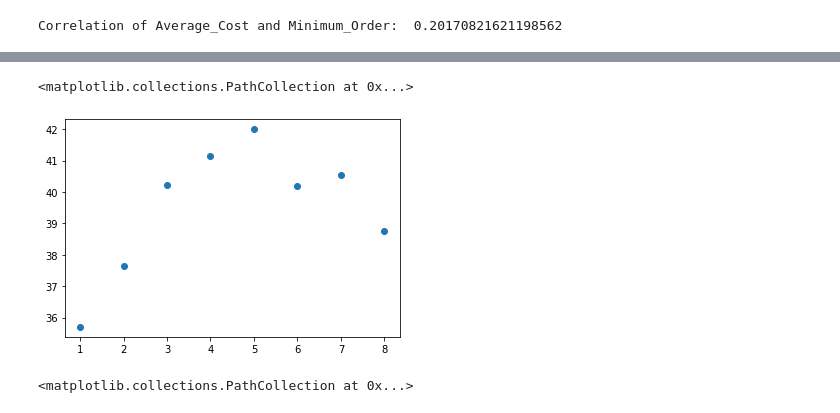
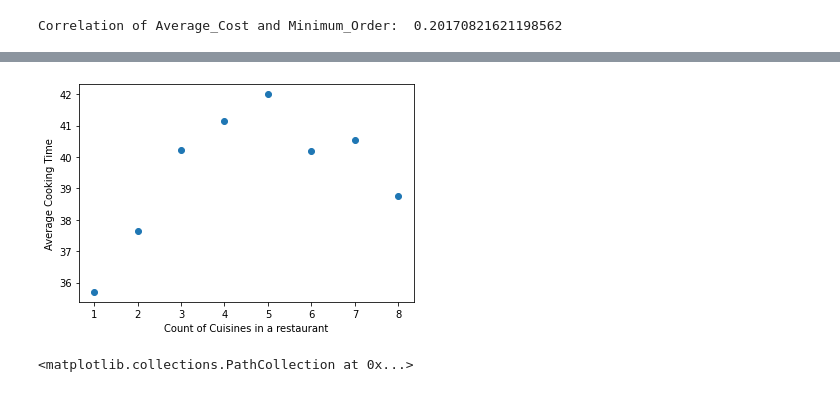
Before and after one commit to hieumtran/XTern2020, a Jupyter notebook: XTern2020.ipynb, the cells around one changed output, grey strips where cells are left out. Drawn from its saved outputs; the diff is of its cells as text; code cells hidden in the pictures.

```diff
--- a/XTern2020.ipynb
+++ b/XTern2020.ipynb
@@ -208,8 +212,11 @@ plt.show()
-# %%
-plt.scatter(pivot_cost.index, pivot_cost['Cook_Time'])
-# %% [output]
-<matplotlib.collections.PathCollection at 0x...>
-[figure, removed]
+# %%
+plt.scatter(pivot_cost.index, pivot_cost['Cook_Time'])
+plt.xlabel('Count of Cuisines in a restaurant')
+plt.ylabel('Average Cooking Time')
+plt.savefig(path+'Average Cooking Time.png')
+plt.show()
+# %% [output]
+[figure, added]
 # %%
 plt.scatter(pivot_nrating.index, pivot_nrating['Dummy Rating'])
 # %% [output]
```
Also changed, not shown: parts of 4 cells of this notebook.
